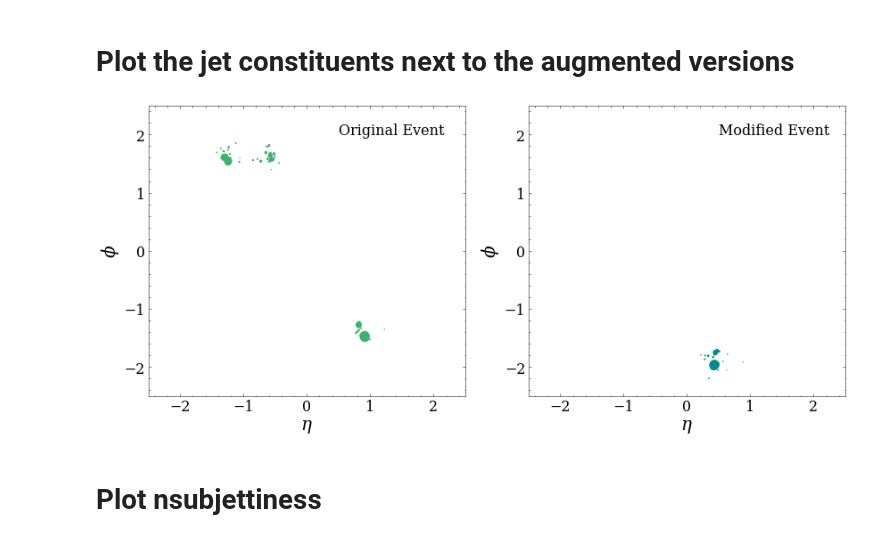
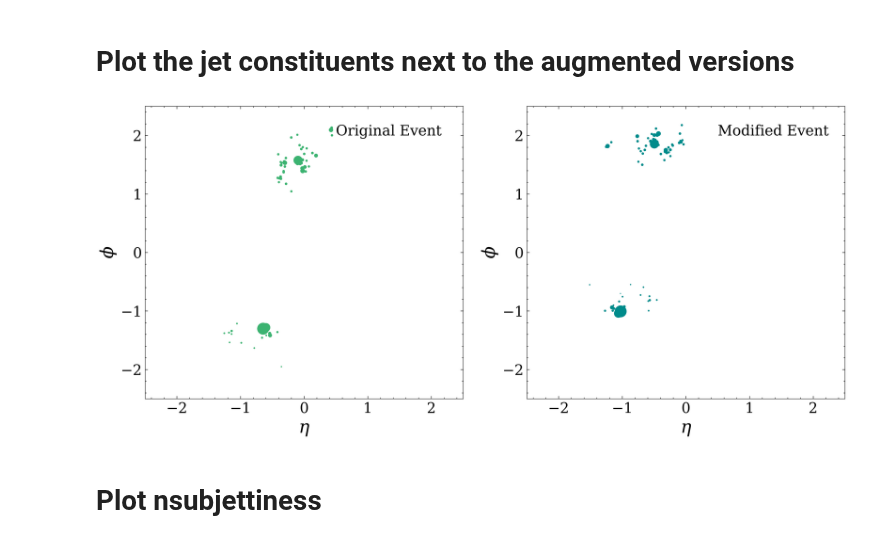
Before and after one commit to rmastand/JetCLR_AD, a Jupyter notebook: scripts/aug_testing.ipynb, the cells around one changed output. Saved outputs shown, nothing was run; the diff lists cells and outputs as text; code cells hidden in the pictures.

```diff
--- a/scripts/aug_testing.ipynb
+++ b/scripts/aug_testing.ipynb
@@ -89,37 +88,37 @@ max_pt = np.max(data_val[0][0])
 ptcm = 5*max_pt
 
 rot = True
-trs = True
+trs = False
 trsw = .5
 dis = True
 ptst = .1
 col = True
 ptcm = .1
 
 np.random.seed(0)
 
 
 
 orig_events, mod_events = apply_single_jet_augs(data_val, 2, "J1_phi_only_pi_2", rot, trs, dis, col)
 
 
 mod_events = shift_phi(mod_events)
 mod_events = shift_eta(mod_events)
 
 
 
 
-for index_to_plot in range(5,6):
+for index_to_plot in range(9,10):
 
     fig = plot_jets_phase_plane(orig_events[index_to_plot], mod_events[index_to_plot], .5, xlims=(-2.5,2.5), ylims=(-2.5,2.5))
 
 
 img_name = "figures/phase_plane.pdf"
 pp = PdfPages(img_name)
 pp.savefig(fig)
 pp.close()
 # %% [output]
-[figure, old version]
+[figure, new version]
 # %% [markdown]
 # Plot nsubjettiness
 # %%
```
Also changed, not shown: parts of 6 cells of this notebook, 1 other file.
